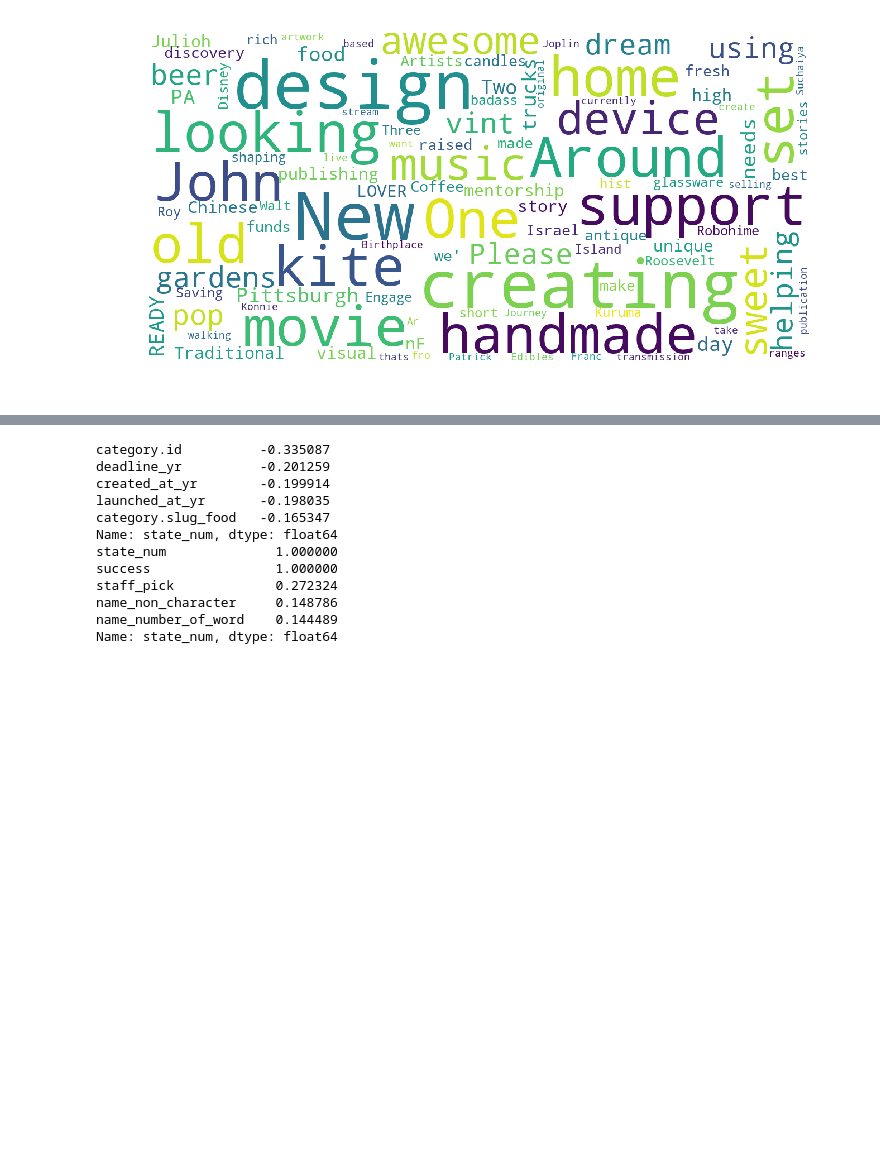
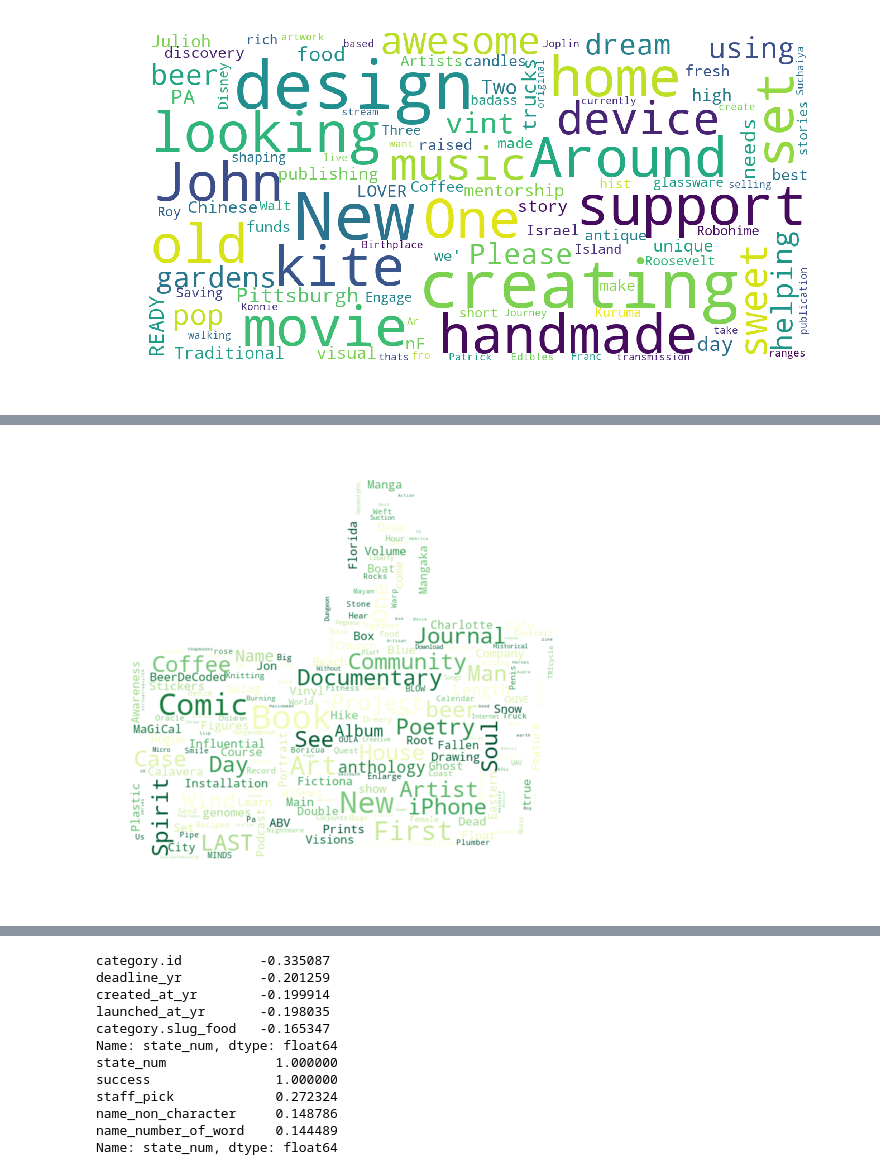
Before and after one commit to etoister/Kickstarter, a Jupyter notebook: Kicker Oracle-vis.ipynb, the cells around one changed output, grey strips where cells are left out. Saved outputs shown, nothing was run; the diff lists cells and outputs as text; code cells hidden in the pictures; blank space fills up the shorter version.

```diff
--- a/Kicker Oracle-vis.ipynb
+++ b/Kicker Oracle-vis.ipynb
@@ -80,0 +110,29 @@ show_wordcloud(data[data.state == 'failed']['blurb'])
+# %%
+from wordcloud import WordCloud
+import matplotlib.pyplot as plt
+import numpy as np
+from PIL import Image    # to import the image
+
+# Create a list of word (https://en.wikipedia.org/wiki/Data_visualization)
+
+# Load the image (http://python-graph-gallery.com/wp-content/uploads/wave.jpg)
+wave_mask = np.array(Image.open( "up.jpg"))
+
+def show_wordcloud(data, title = None):
+    wordcloud = WordCloud(mask=wave_mask,max_font_size=48,background_color='white').generate(str(data))
+    plt.figure(figsize=(10,8),facecolor = 'white', edgecolor='blue')
+    plt.imshow(wordcloud.recolor(colormap='YlGn'), interpolation="bilinear",)
+    plt.axis("off")
+    plt.margins(x=0, y=0)
+
+    fig = plt.figure(1, figsize=(12, 12))
+    plt.axis('off')
+    if title:
+        fig.suptitle(title, fontsize=20)
+        fig.subplots_adjust(top=2.3)
+
+    #plt.show()
+
+show_wordcloud(data[data.state == 'successful']['name'])
+# %% [output]
+[figure, added]
```
Also changed, not shown: parts of 11 cells of this notebook, 3 other files.
